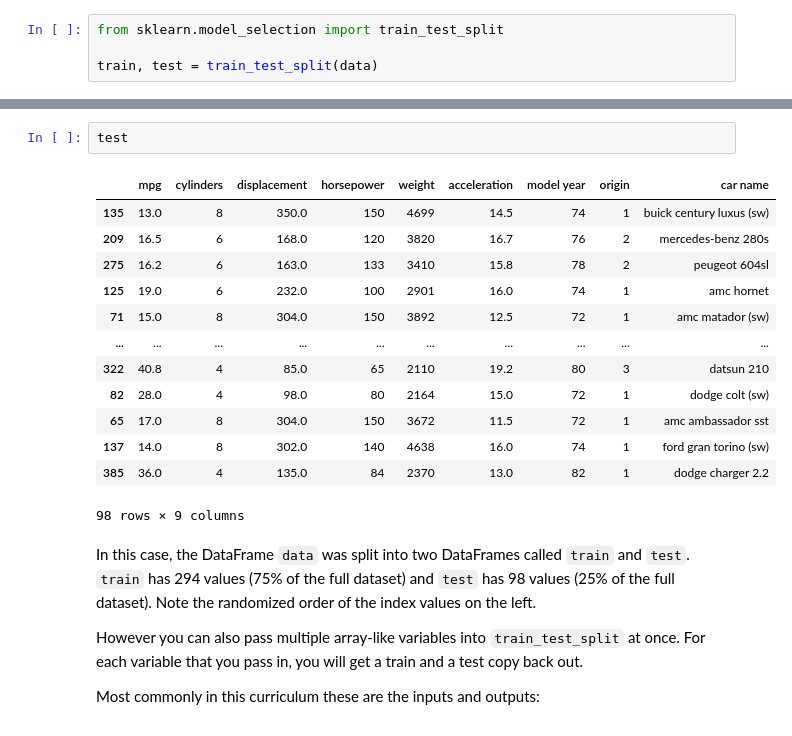
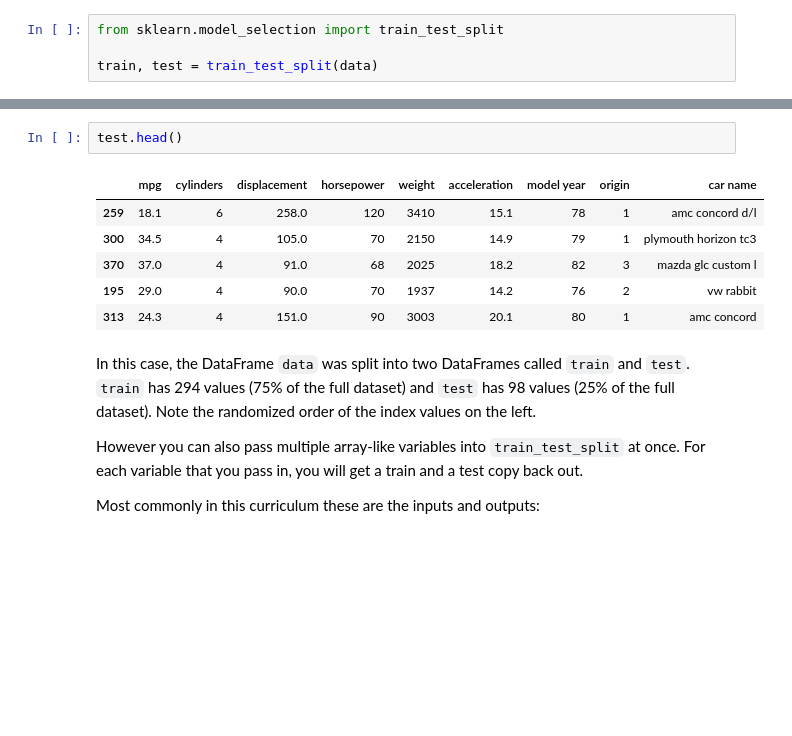
Before and after one commit to learn-co-curriculum/dsc-regression-model-validation, a Jupyter notebook: index.ipynb, the cells around one changed output, grey strips where cells are left out. Drawn from its saved outputs; the diff is of its cells as text; blank space fills up the shorter version.

```diff
--- a/index.ipynb
+++ b/index.ipynb
@@ -102,19 +88,12 @@ train
 # %%
-test
+test.head()
 # %% [output]
 |  | mpg | cylinders | displacement | horsepower | weight | acceleration | model year | origin | car name |
-| 135 | 13.0 | 8 | 350.0 | 150 | 4699 | 14.5 | 74 | 1 | buick century luxus (sw) |
-| 209 | 16.5 | 6 | 168.0 | 120 | 3820 | 16.7 | 76 | 2 | mercedes-benz 280s |
-| 275 | 16.2 | 6 | 163.0 | 133 | 3410 | 15.8 | 78 | 2 | peugeot 604sl |
-| 125 | 19.0 | 6 | 232.0 | 100 | 2901 | 16.0 | 74 | 1 | amc hornet |
-| 71 | 15.0 | 8 | 304.0 | 150 | 3892 | 12.5 | 72 | 1 | amc matador (sw) |
-| ... | ... | ... | ... | ... | ... | ... | ... | ... | ... |
-| 322 | 40.8 | 4 | 85.0 | 65 | 2110 | 19.2 | 80 | 3 | datsun 210 |
-| 82 | 28.0 | 4 | 98.0 | 80 | 2164 | 15.0 | 72 | 1 | dodge colt (sw) |
-| 65 | 17.0 | 8 | 304.0 | 150 | 3672 | 11.5 | 72 | 1 | amc ambassador sst |
-| 137 | 14.0 | 8 | 302.0 | 140 | 4638 | 16.0 | 74 | 1 | ford gran torino (sw) |
-| 385 | 36.0 | 4 | 135.0 | 84 | 2370 | 13.0 | 82 | 1 | dodge charger 2.2 |
+| 259 | 18.1 | 6 | 258.0 | 120 | 3410 | 15.1 | 78 | 1 | amc concord d/l |
+| 300 | 34.5 | 4 | 105.0 | 70 | 2150 | 14.9 | 79 | 1 | plymouth horizon tc3 |
+| 370 | 37.0 | 4 | 91.0 | 68 | 2025 | 18.2 | 82 | 3 | mazda glc custom l |
+| 195 | 29.0 | 4 | 90.0 | 70 | 1937 | 14.2 | 76 | 2 | vw rabbit |
+| 313 | 24.3 | 4 | 151.0 | 90 | 3003 | 20.1 | 80 | 1 | amc concord |
-98 rows × 9 columns
 # %% [markdown]
 In this case, the DataFrame `data` was split into two DataFrames called `train` and `test`. `train` has 294 values (75% of the full dataset) and `test` has 98 values (25% of the full dataset). Note the randomized order of the index values on the left.
 
```
Also changed, not shown: parts of 17 cells of this notebook, 1 other file.
